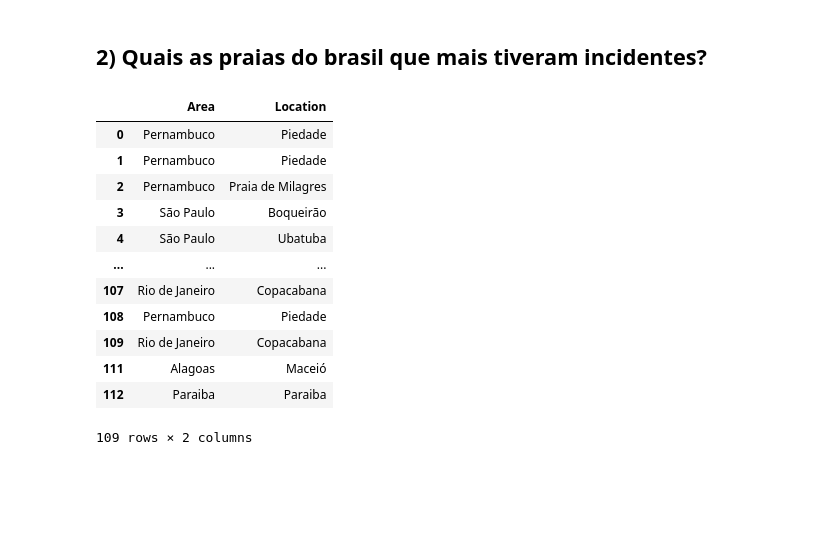
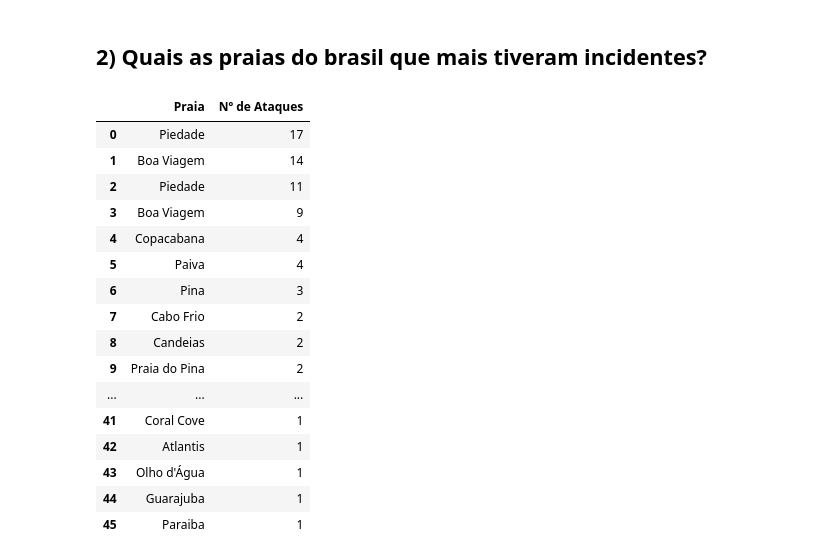
Before and after one commit to PedroPavanii/conditional_statements, a Jupyter notebook: projeto_SHARK.ipynb, the cells around one changed output. Drawn from its saved outputs; the diff is of its cells as text; code cells hidden in the pictures; blank space fills up the shorter version.

```diff
--- a/projeto_SHARK.ipynb
+++ b/projeto_SHARK.ipynb
@@ -57,33 +65,46 @@ especies_final
 # %% [markdown]
 ## **2) Quais as praias do brasil que mais tiveram incidentes?**
 # %%
-
 #FILTRANDO AS PRAIAS DO BRASIL POR AREA E LOCALIZAÇÃO. RETIRANDO VALORES NULOS E LINHAS COM RESULTADOS NÃO PERTENCENTES.
 praias = tabela_shark.loc[:,['Country','Area','Location']]
 praias_br = praias.loc[praias['Country'] =='BRAZIL'].dropna().reset_index(drop=True)
 praias_br.drop(index =[110, 13, 20, 36], inplace = True)
 
-#REALIZANDO FILTRAGEM, SUBSTITUIÇÃO DE VALORES VISANDO MELHORA ESTETICA E MELHOR VISUALIZAÇÃO
+
+#REALIZANDO FILTRAGEM, SUBSTITUIÇÃO DE VALORES VISANDO MELHORA ESTETICA E MELHOR VISUALIZAÇÃO.
 praias_br['Area']= praias_br['Area'].str.replace(r'\.', ' ', regex=True)
 praias_br['Location']= praias_br['Location'].str.replace(r',.*', '', regex=True)
 praias_br['Location']= praias_br['Location'].str.replace('Punta Del Chifre', 'Praia Del Chifre')
 praias_br['Location']= praias_br['Location'].str.replace('Beach', '')
 praias_br['Location']= praias_br['Location'].str.replace('beach', '')
 praias_br = praias_br.drop('Country', axis=1)
 
 
-praias_br
+#CRIANDO UM DATAFRAME QUE RELACIONE AS PRAIAS COM OS INCIDENTES.
+df_praia = praias_br['Location'].value_counts().reset_index()
+df_praia.columns = ['Praia', 'Nº de Ataques']
+
+
+df_praia
+
+
+#praias repetidas nao agruparam
+#FALTA GRAFICO
 # %% [output]
-|  | Area | Location |
-| 0 | Pernambuco | Piedade |
-| 1 | Pernambuco | Piedade |
-| 2 | Pernambuco | Praia de Milagres |
-| 3 | São Paulo | Boqueirão |
-| 4 | São Paulo | Ubatuba |
+|  | Praia | Nº de Ataques |
+| 0 | Piedade | 17 |
+| 1 | Boa Viagem | 14 |
+| 2 | Piedade | 11 |
+| 3 | Boa Viagem | 9 |
+| 4 | Copacabana | 4 |
+| 5 | Paiva | 4 |
+| 6 | Pina | 3 |
+| 7 | Cabo Frio | 2 |
+| 8 | Candeias | 2 |
+| 9 | Praia do Pina | 2 |
 | ... | ... | ... |
-| 107 | Rio de Janeiro | Copacabana |
-| 108 | Pernambuco | Piedade |
-| 109 | Rio de Janeiro | Copacabana |
-| 111 | Alagoas | Maceió |
-| 112 | Paraiba | Paraiba |
+| 41 | Coral Cove | 1 |
+| 42 | Atlantis | 1 |
+| 43 | Olho d'Água | 1 |
+| 44 | Guarajuba | 1 |
+| 45 | Paraiba | 1 |
-109 rows × 2 columns
```
Also changed, not shown: parts of 4 cells of this notebook.
